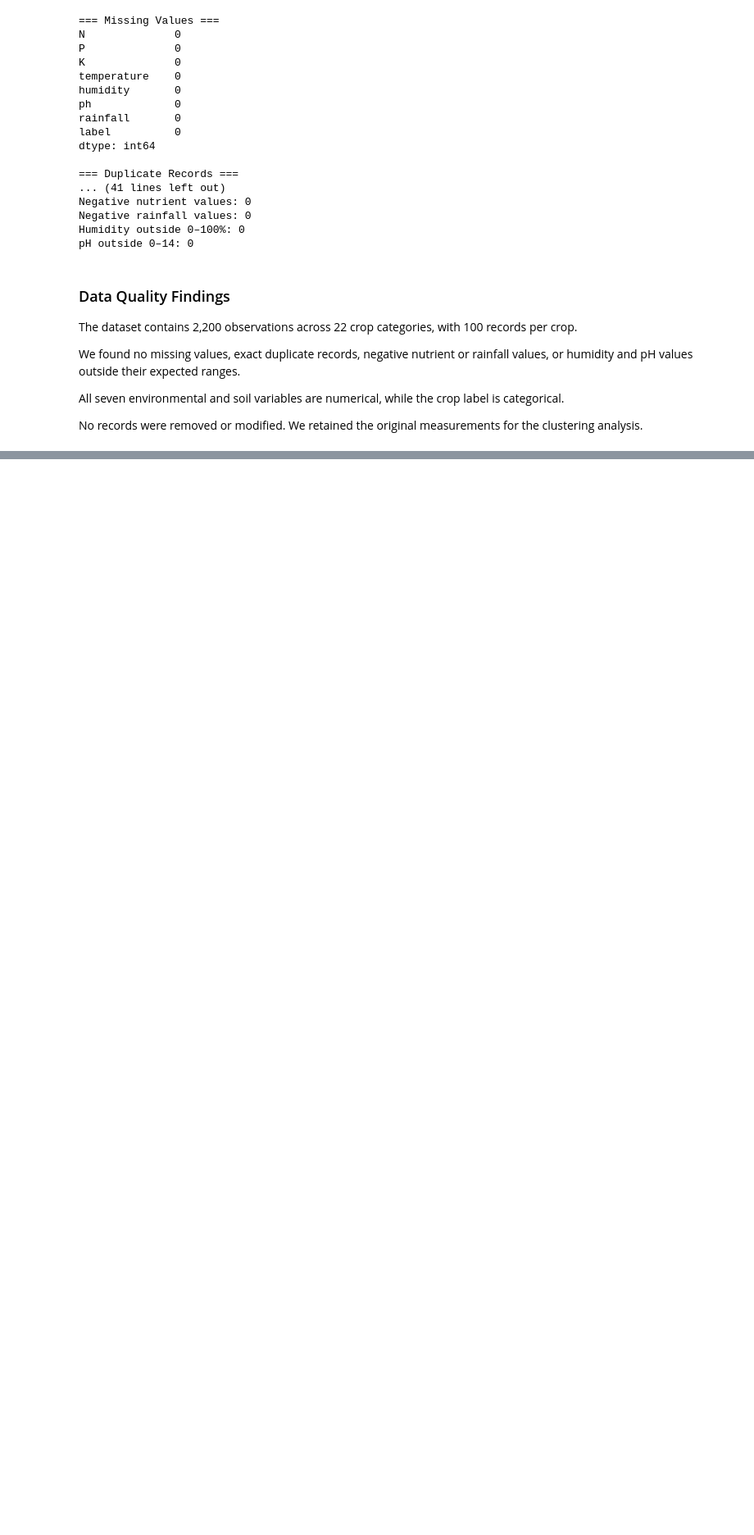
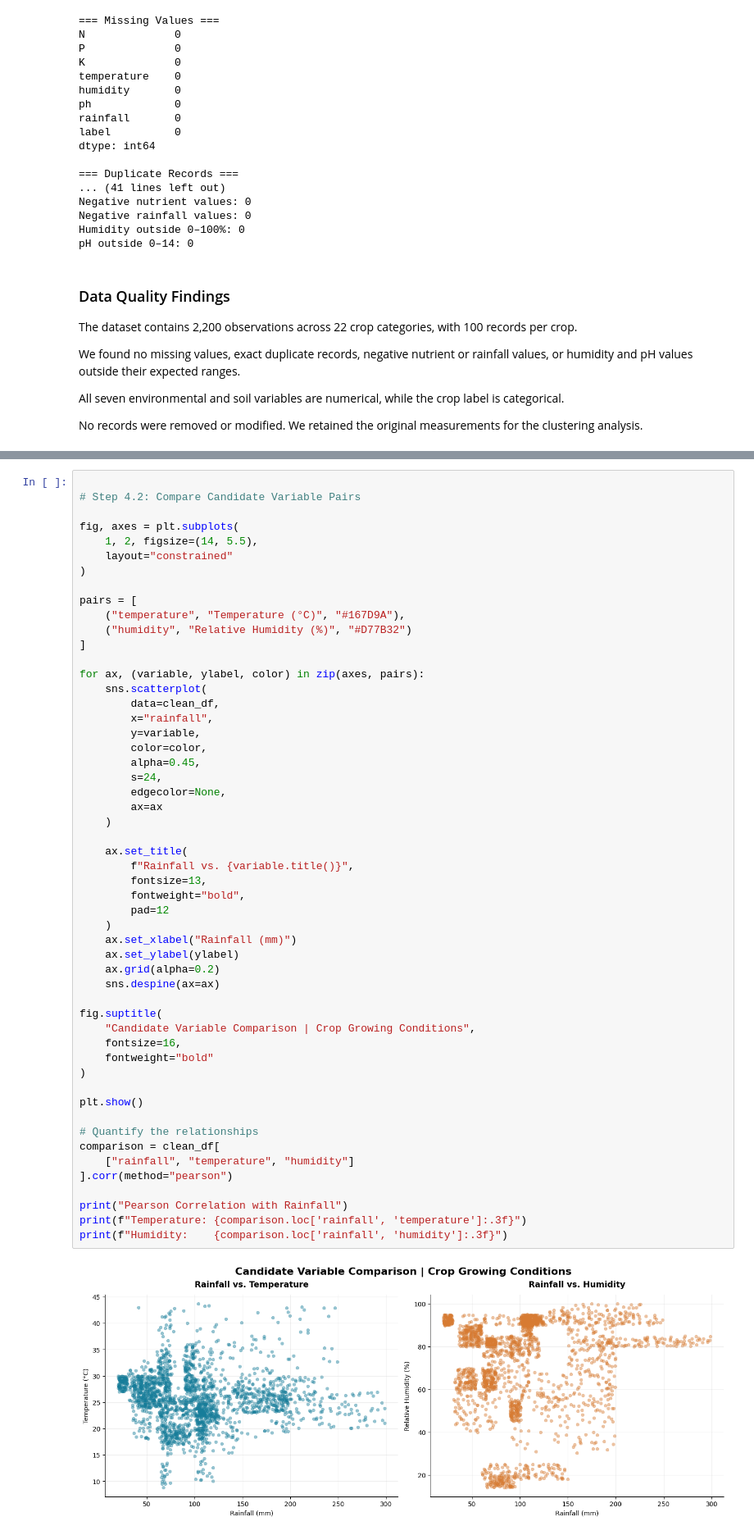
Before and after one commit to UbaidUllah777/Crop_Recommendation_Analysis, a Jupyter notebook: Crop_Recommendation_Workshop_B.ipynb, the cells around one changed output, grey strips where cells are left out. Shown at 82% size. Saved outputs shown, nothing was run; the diff lists cells and outputs as text; blank space fills up the shorter version.

```diff
--- a/Crop_Recommendation_Workshop_B.ipynb
+++ b/Crop_Recommendation_Workshop_B.ipynb
@@ -127,0 +260,55 @@ No records were removed or modified. We retained the original measurements for t
+# %%
+
+# Step 4.2: Compare Candidate Variable Pairs
+
+fig, axes = plt.subplots(
+    1, 2, figsize=(14, 5.5),
+    layout="constrained"
+)
+
+pairs = [
+    ("temperature", "Temperature (°C)", "#167D9A"),
+    ("humidity", "Relative Humidity (%)", "#D77B32")
+]
+
+for ax, (variable, ylabel, color) in zip(axes, pairs):
+    sns.scatterplot(
+        data=clean_df,
+        x="rainfall",
+        y=variable,
+        color=color,
+        alpha=0.45,
+        s=24,
+        edgecolor=None,
+        ax=ax
+    )
+
+    ax.set_title(
+        f"Rainfall vs. {variable.title()}",
+        fontsize=13,
+        fontweight="bold",
+        pad=12
+    )
+    ax.set_xlabel("Rainfall (mm)")
+    ax.set_ylabel(ylabel)
+    ax.grid(alpha=0.2)
+    sns.despine(ax=ax)
+
+fig.suptitle(
+    "Candidate Variable Comparison | Crop Growing Conditions",
+    fontsize=16,
+    fontweight="bold"
+)
+
+plt.show()
+
+# Quantify the relationships
+comparison = clean_df[
+    ["rainfall", "temperature", "humidity"]
+].corr(method="pearson")
+
+print("Pearson Correlation with Rainfall")
+print(f"Temperature: {comparison.loc['rainfall', 'temperature']:.3f}")
+print(f"Humidity:    {comparison.loc['rainfall', 'humidity']:.3f}")
+# %% [output]
+[figure, added]
```
Also changed, not shown: parts of 7 cells of this notebook.
